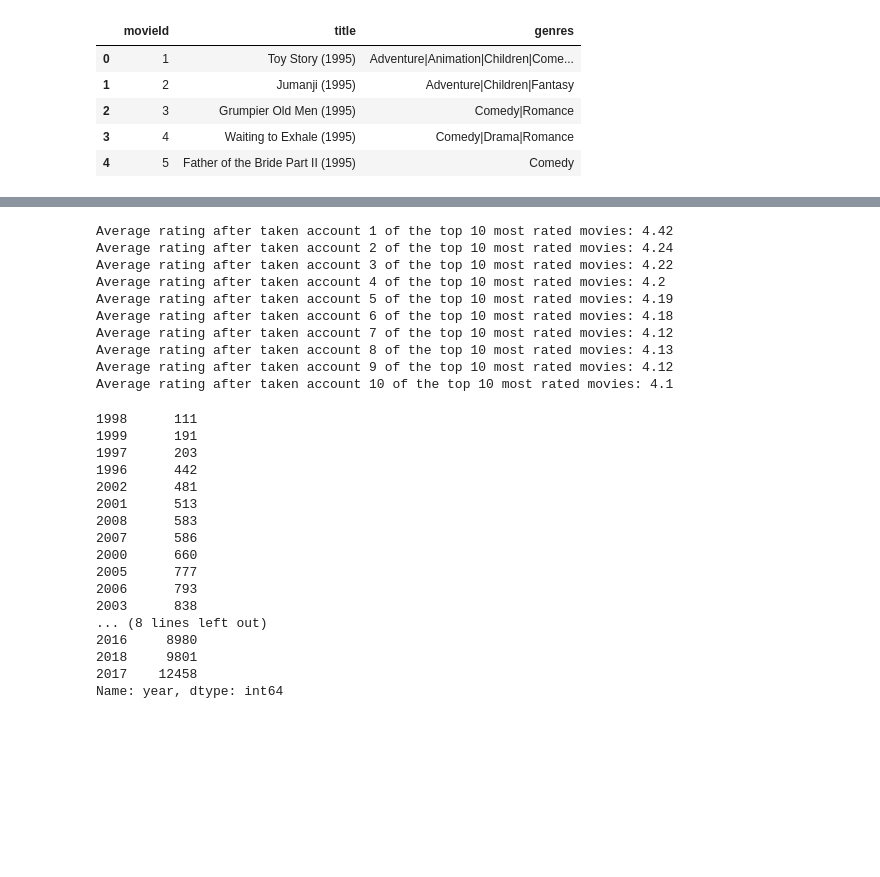
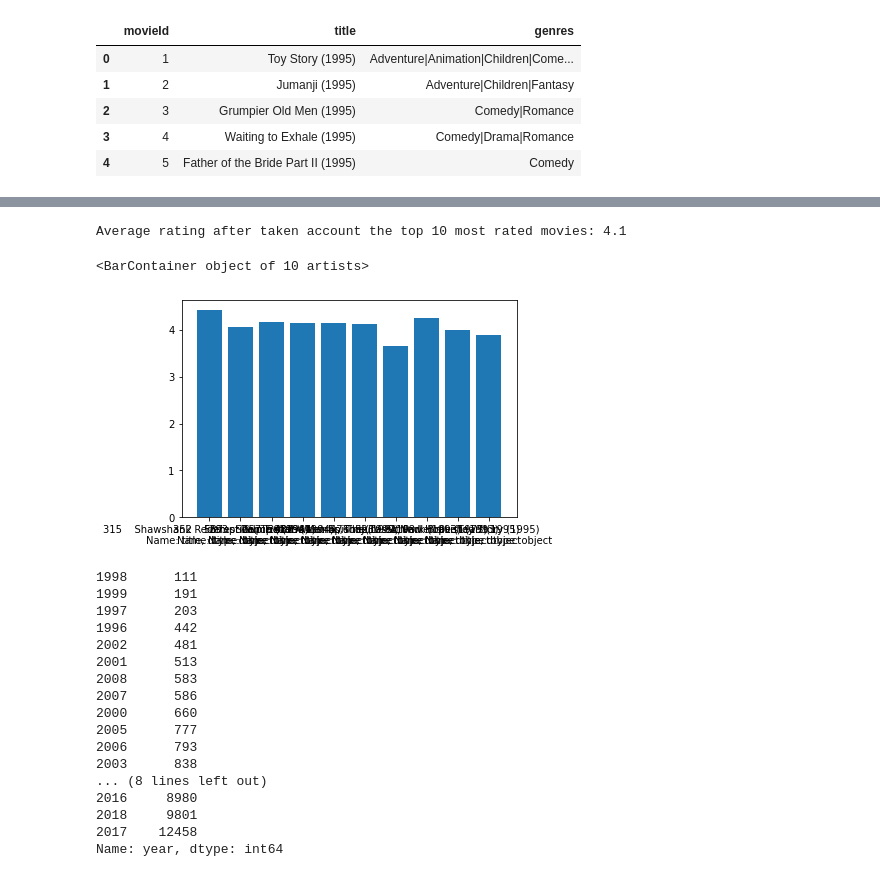
Before and after one commit to FHegardt/Maskininl-rning-Fredrik-Hegardt, a Jupyter notebook: Labb/1.1.ipynb, the cells around one changed output, grey strips where cells are left out. Saved outputs shown, nothing was run; the diff lists cells and outputs as text; code cells hidden in the pictures; blank space fills up the shorter version.

```diff
--- a/Labb/1.1.ipynb
+++ b/Labb/1.1.ipynb
@@ -15,7 +16,10 @@ movieData.head()
 #1.1b Most rated movies
 nr_of_ratings_top_10 = ratingData["movieId"].value_counts().sort_values(ascending=False)
 test = ratingData.iloc(axis=1)[:0].head(10)
+top10_list = []
+title_list = []
 for i in range(10):
-    print(movieData.loc[movieData['movieId'] == nr_of_ratings_top_10.index[i]])
-    print(" ")
+    top10_list.append(movieData.loc[movieData['movieId'] == nr_of_ratings_top_10.index[i]])
+    title_list.append(str(top10_list[i].title))
+top10_list
 # %% [output]
@@ -24,22 +44,21 @@ NameError: name 'ratingData' is not defined
 #1.1c Most rated movies
 sum_of_ratings = 0
 amount_of_ratings = 0
+average_rating_top_10_most_rated_movies = []
 for i in range(10):
     temporary_list = ratingData[ratingData['movieId'] == nr_of_ratings_top_10.index[i]]
     sum_of_ratings += sum(temporary_list["rating"])
     amount_of_ratings += nr_of_ratings_top_10.iloc[i]
-    print(f"Average rating after taken account {i+1} of the top 10 most rated movies: {sum_of_ratings/amount_of_ratings:.3}")
+    average_rating_top_10_most_rated_movies.append(sum(temporary_list["rating"])/nr_of_ratings_top_10.iloc[i])
+
+print(f"Average rating after taken account the top 10 most rated movies: {sum_of_ratings/amount_of_ratings:.3}")
 # %% [output]
-Average rating after taken account 1 of the top 10 most rated movies: 4.42
-Average rating after taken account 2 of the top 10 most rated movies: 4.24
-Average rating after taken account 3 of the top 10 most rated movies: 4.22
-Average rating after taken account 4 of the top 10 most rated movies: 4.2
-Average rating after taken account 5 of the top 10 most rated movies: 4.19
-Average rating after taken account 6 of the top 10 most rated movies: 4.18
-Average rating after taken account 7 of the top 10 most rated movies: 4.12
-Average rating after taken account 8 of the top 10 most rated movies: 4.13
-Average rating after taken account 9 of the top 10 most rated movies: 4.12
-Average rating after taken account 10 of the top 10 most rated movies: 4.1
+Average rating after taken account the top 10 most rated movies: 4.1
+# %%
+plt.bar(x=title_list, height = average_rating_top_10_most_rated_movies)
+# %% [output]
+<BarContainer object of 10 artists>
+[figure, added]
 # %%
 from datetime import datetime
 listalist = []
```
Also changed, not shown: parts of 5 cells of this notebook.
